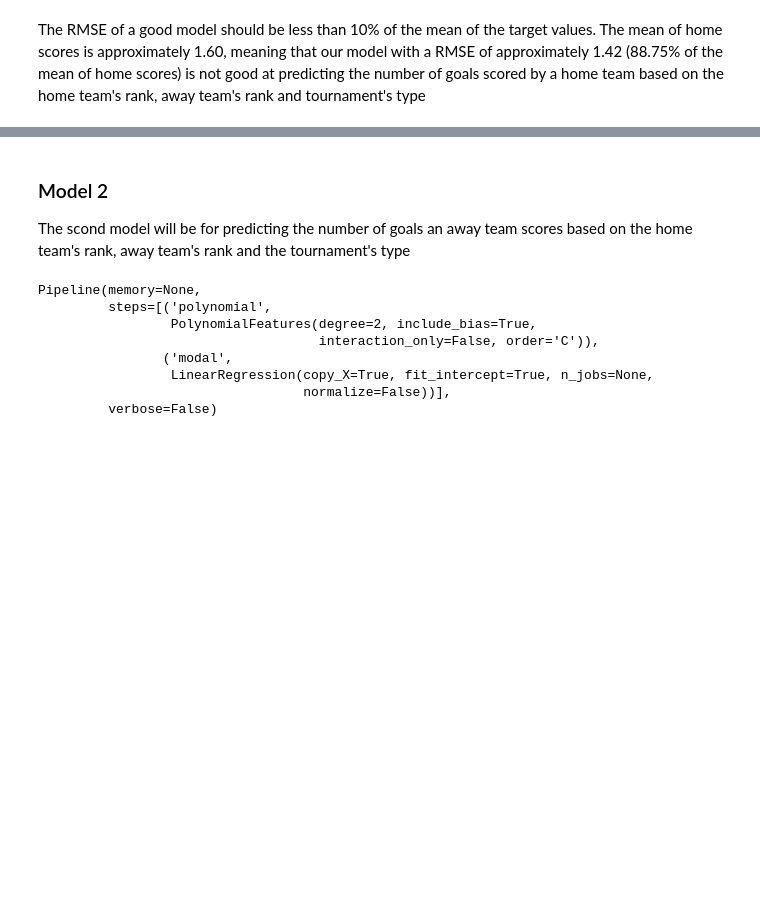
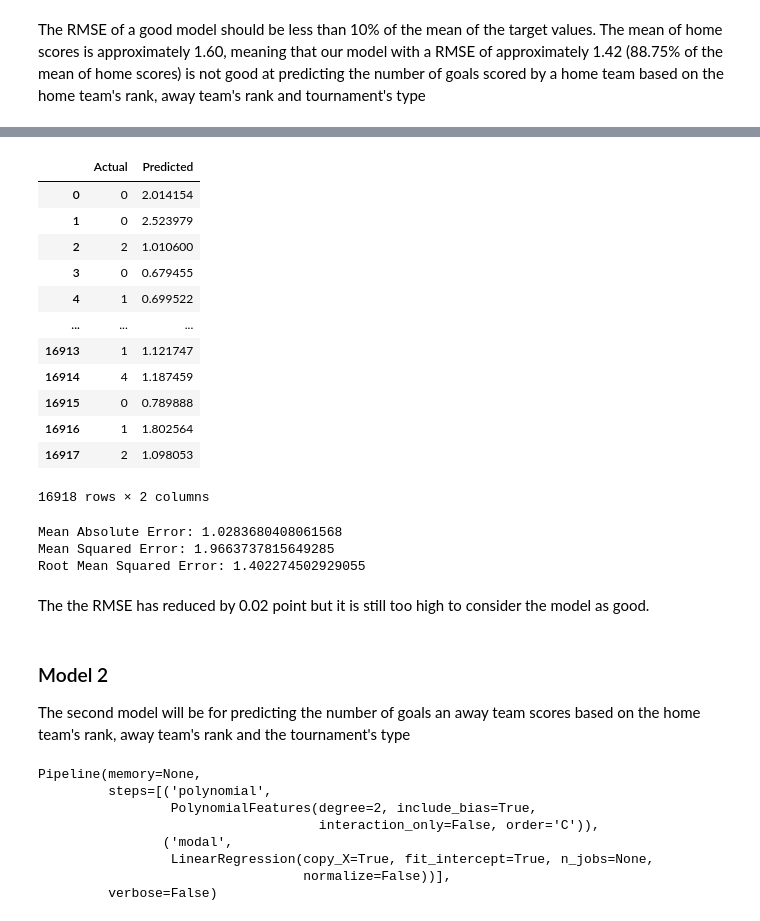
Before and after one commit to WambuiKahuthu/MORINGA_CORE_WEEK6_IP_REGRESSION, a Jupyter notebook: Moringa_Data_Science_Core_W6_Independent_Project_2021_08_Wambui_Kahuthu_Python_Notebook.ipynb, the cells around one changed output, grey strips where cells are left out. Cells and saved outputs as stored; diff of their text form; code cells hidden in the pictures; blank space fills up the shorter version.

Commit message:
change in polynomial degrees

```diff
--- a/Moringa_Data_Science_Core_W6_Independent_Project_2021_08_Wambui_Kahuthu_Python_Notebook.ipynb
+++ b/Moringa_Data_Science_Core_W6_Independent_Project_2021_08_Wambui_Kahuthu_Python_Notebook.ipynb
@@ -636,0 +640,7 @@ The RMSE of a good model should be less than 10% of the mean of the target value
+# %%
+# instantiate the polynomial and linear regression models with polynomial degrees set as 6
+Input=[('polynomial',PolynomialFeatures(degree=6)),('modal',LinearRegression())]
+
+# create a pipline and fit it to our data
+pipe = Pipeline(Input)
+pipe.fit(W,z)
@@ -637,6 +656,44 @@ The RMSE of a good model should be less than 10% of the mean of the target value
+# %%
+# create an array of predicted values based on our attributes
+z_pred=pipe.predict(W)
+
+# create a dataframe that compares the actual values to the predicted values
+df1 = pd.DataFrame({'Actual': z, 'Predicted': z_pred})
+# display top 10 entries in the comparison dataframe
+df1
+# %% [output]
+|  | Actual | Predicted |
+| 0 | 0 | 2.014154 |
+| 1 | 0 | 2.523979 |
+| 2 | 2 | 1.010600 |
+| 3 | 0 | 0.679455 |
+| 4 | 1 | 0.699522 |
+| ... | ... | ... |
+| 16913 | 1 | 1.121747 |
+| 16914 | 4 | 1.187459 |
+| 16915 | 0 | 0.789888 |
+| 16916 | 1 | 1.802564 |
+| 16917 | 2 | 1.098053 |
+16918 rows × 2 columns
+# %%
+# evaluate the algorithm using square root of the mean of the squared errors
+
+# import metrics
+from sklearn import metrics
+
+# compute and print the mean of the absolute value of the errors, mean of the squared errors, andsquare root of the mean of the squared errors
+print('Mean Absolute Error:', metrics.mean_absolute_error(z, z_pred))
+print('Mean Squared Error:', metrics.mean_squared_error(z, z_pred))
+print('Root Mean Squared Error:', np.sqrt(metrics.mean_squared_error(z, z_pred)))
+# %% [output]
+Mean Absolute Error: 1.0283680408061568
+Mean Squared Error: 1.9663737815649285
+Root Mean Squared Error: 1.402274502929055
+# %% [markdown]
+The the RMSE has reduced by 0.02 point but it is still too high to consider the model as good.
 # %% [markdown]
 ### Model 2
-The scond model will be for predicting the number of goals an away team scores based on the home team's rank, away team's rank and the tournament's type
+The second model will be for predicting the number of goals an away team scores based on the home team's rank, away team's rank and the tournament's type
 # %%
 # Preparing the Data
 
```
Also changed, not shown: parts of 7 cells of this notebook.
